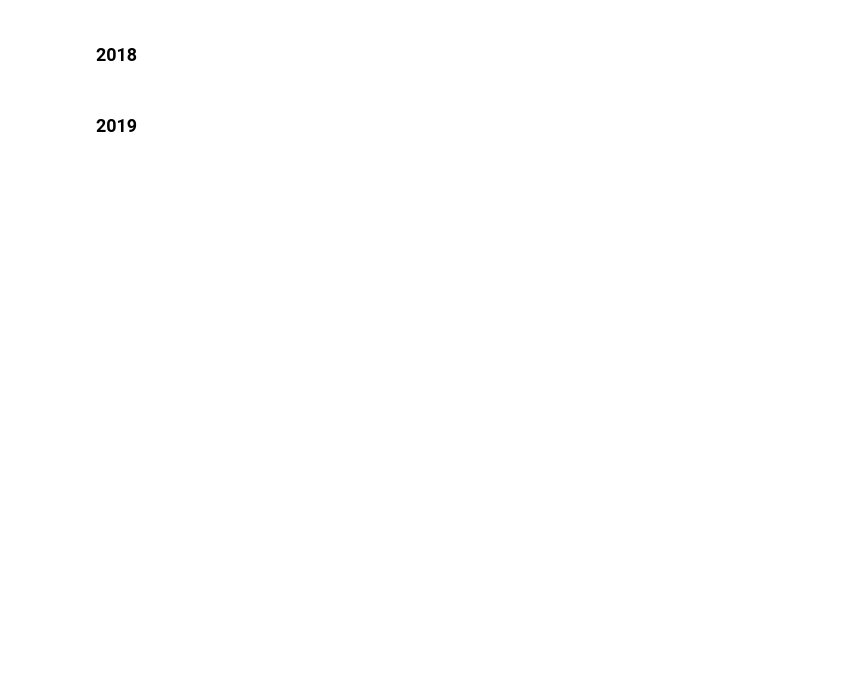
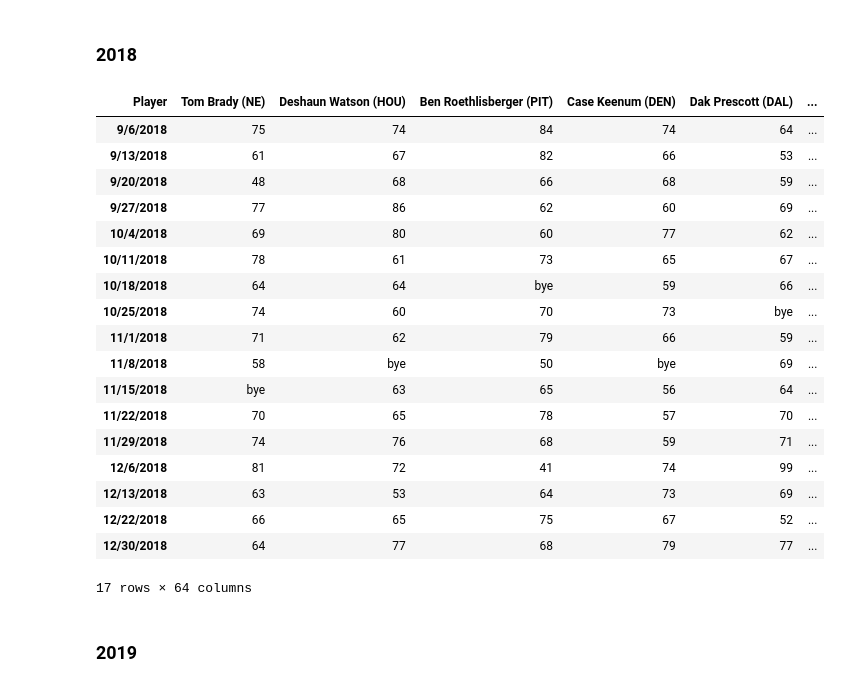
Before and after one commit to meljoy1099/fantasy-football-draft-analysis, a Jupyter notebook: Format FP Data for Time Series.ipynb, the cells around one changed output. Saved outputs shown, nothing was run; the diff lists cells and outputs as text; code cells hidden in the pictures; blank space fills up the shorter version.

```diff
--- a/Format FP Data for Time Series.ipynb
+++ b/Format FP Data for Time Series.ipynb
@@ -143,6 +197,41 @@ qb_2018_list[16]['Date'] = pd.to_datetime('12/30/2018')
 
 # Merge dataframe with dates
 qb_2018_df = pd.concat(qb_2018_list, axis=0, ignore_index=True).dropna()
+# %%
+# load in player fantasy stats data as player_df
+snap_2018_df = pd.read_csv('data/snaps/2018_SnapCounts.csv')
+snap_2018_df = snap_2018_df.dropna()
+snap_2018_df['player_team'] = snap_2018_df['Player'] + ' ('+ snap_2018_df['Team'] + ')'
+snap_2018_df = snap_2018_df.drop(columns = ['Player', 'Team'], axis = 1)
+snap_2018_df = snap_2018_df.rename(columns = {'player_team':'Player'}).set_index('Player')
+snap_2018_df = snap_2018_df.loc[snap_2018_df['Pos'] == 'QB']
+snap_2018_df = snap_2018_df.rename(columns = {'1':'9/6/2018', '2':'9/13/2018', '3':'9/20/2018', '4':'9/27/2018'
+                                             , '5':'10/4/2018', '6':'10/11/2018', '7':'10/18/2018', '8':'10/25/2018'
+                                             , '9':'11/1/2018', '10':'11/8/2018', '11':'11/15/2018', '12':'11/22/2018'
+                                             , '13':'11/29/2018', '14':'12/6/2018', '15':'12/13/2018', '16':'12/22/2018'
+                                             , '17':'12/30/2018'})
+snap_2018_df= snap_2018_df.drop(columns = ['Pos', 'TTL', 'AVG'], axis=1).T
+snap_2018_df
+# %% [output]
+| Player | Tom Brady (NE) | Deshaun Watson (HOU) | Ben Roethlisberger (PIT) | Case Keenum (DEN) | Dak Prescott (DAL) | ... |
+| 9/6/2018 | 75 | 74 | 84 | 74 | 64 | ... |
+| 9/13/2018 | 61 | 67 | 82 | 66 | 53 | ... |
+| 9/20/2018 | 48 | 68 | 66 | 68 | 59 | ... |
+| 9/27/2018 | 77 | 86 | 62 | 60 | 69 | ... |
+| 10/4/2018 | 69 | 80 | 60 | 77 | 62 | ... |
+| 10/11/2018 | 78 | 61 | 73 | 65 | 67 | ... |
+| 10/18/2018 | 64 | 64 | bye | 59 | 66 | ... |
+| 10/25/2018 | 74 | 60 | 70 | 73 | bye | ... |
+| 11/1/2018 | 71 | 62 | 79 | 66 | 59 | ... |
+| 11/8/2018 | 58 | bye | 50 | bye | 69 | ... |
+| 11/15/2018 | bye | 63 | 65 | 56 | 64 | ... |
+| 11/22/2018 | 70 | 65 | 78 | 57 | 70 | ... |
+| 11/29/2018 | 74 | 76 | 68 | 59 | 71 | ... |
+| 12/6/2018 | 81 | 72 | 41 | 74 | 99 | ... |
+| 12/13/2018 | 63 | 53 | 64 | 73 | 69 | ... |
+| 12/22/2018 | 66 | 65 | 75 | 67 | 52 | ... |
+| 12/30/2018 | 64 | 77 | 68 | 79 | 77 | ... |
+17 rows × 64 columns
 # %% [markdown]
 ### 2019
 # %%
```
Also changed, not shown: parts of 10 cells of this notebook, 9 other files.
